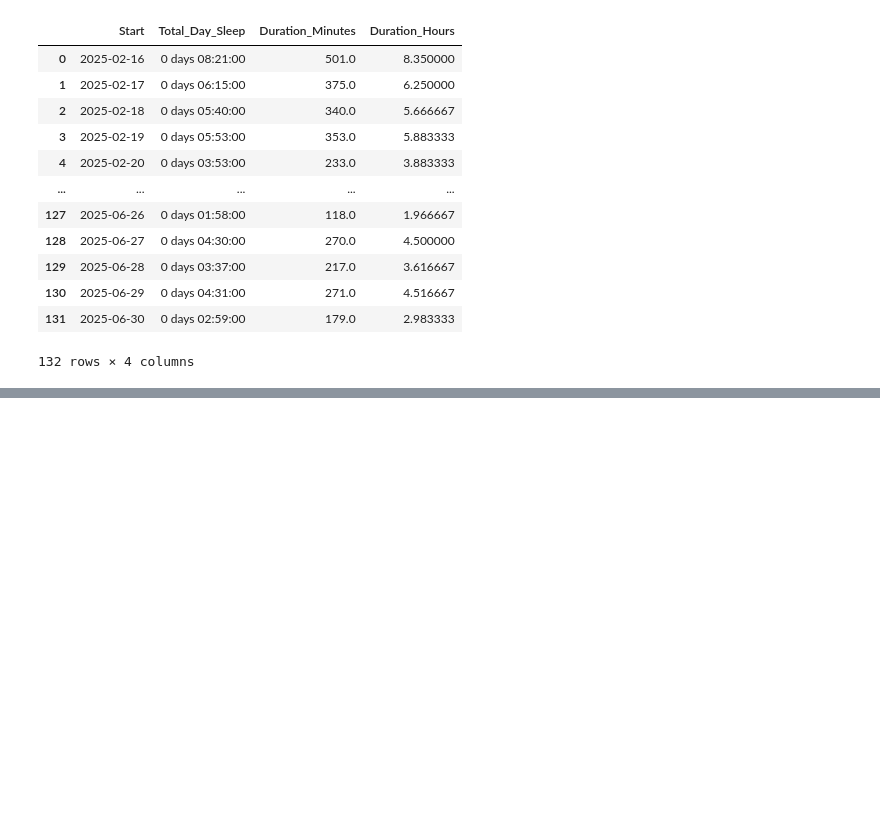
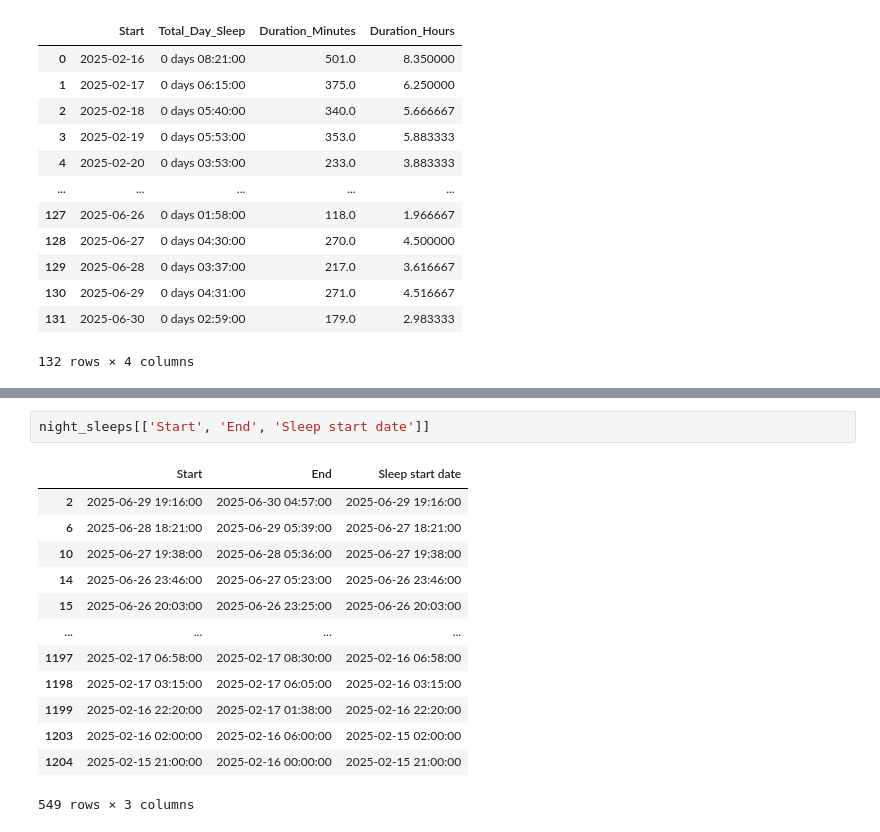
Before and after one commit to trow-land/Data-Science, a Jupyter notebook: Baby Progress/baby_data_analysis.ipynb, the cells around one changed output, grey strips where cells are left out. Cells and saved outputs as stored; diff of their text form; blank space fills up the shorter version.

```diff
--- a/Baby Progress/baby_data_analysis.ipynb
+++ b/Baby Progress/baby_data_analysis.ipynb
@@ -218,0 +269,16 @@ plt.show()
+# %%
+night_sleeps[['Start', 'End', 'Sleep start date']]
+# %% [output]
+|  | Start | End | Sleep start date |
+| 2 | 2025-06-29 19:16:00 | 2025-06-30 04:57:00 | 2025-06-29 19:16:00 |
+| 6 | 2025-06-28 18:21:00 | 2025-06-29 05:39:00 | 2025-06-27 18:21:00 |
+| 10 | 2025-06-27 19:38:00 | 2025-06-28 05:36:00 | 2025-06-27 19:38:00 |
+| 14 | 2025-06-26 23:46:00 | 2025-06-27 05:23:00 | 2025-06-26 23:46:00 |
+| 15 | 2025-06-26 20:03:00 | 2025-06-26 23:25:00 | 2025-06-26 20:03:00 |
+| ... | ... | ... | ... |
+| 1197 | 2025-02-17 06:58:00 | 2025-02-17 08:30:00 | 2025-02-16 06:58:00 |
+| 1198 | 2025-02-17 03:15:00 | 2025-02-17 06:05:00 | 2025-02-16 03:15:00 |
+| 1199 | 2025-02-16 22:20:00 | 2025-02-17 01:38:00 | 2025-02-16 22:20:00 |
+| 1203 | 2025-02-16 02:00:00 | 2025-02-16 06:00:00 | 2025-02-15 02:00:00 |
+| 1204 | 2025-02-15 21:00:00 | 2025-02-16 00:00:00 | 2025-02-15 21:00:00 |
+549 rows × 3 columns
```
Also changed, not shown: parts of 10 cells of this notebook.
